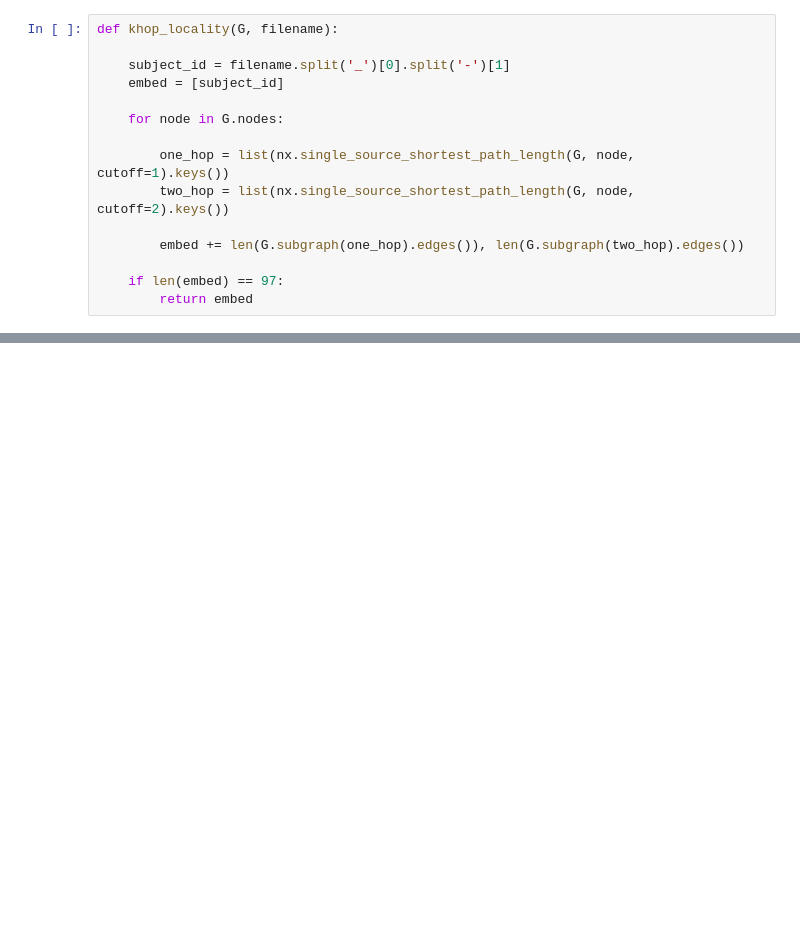
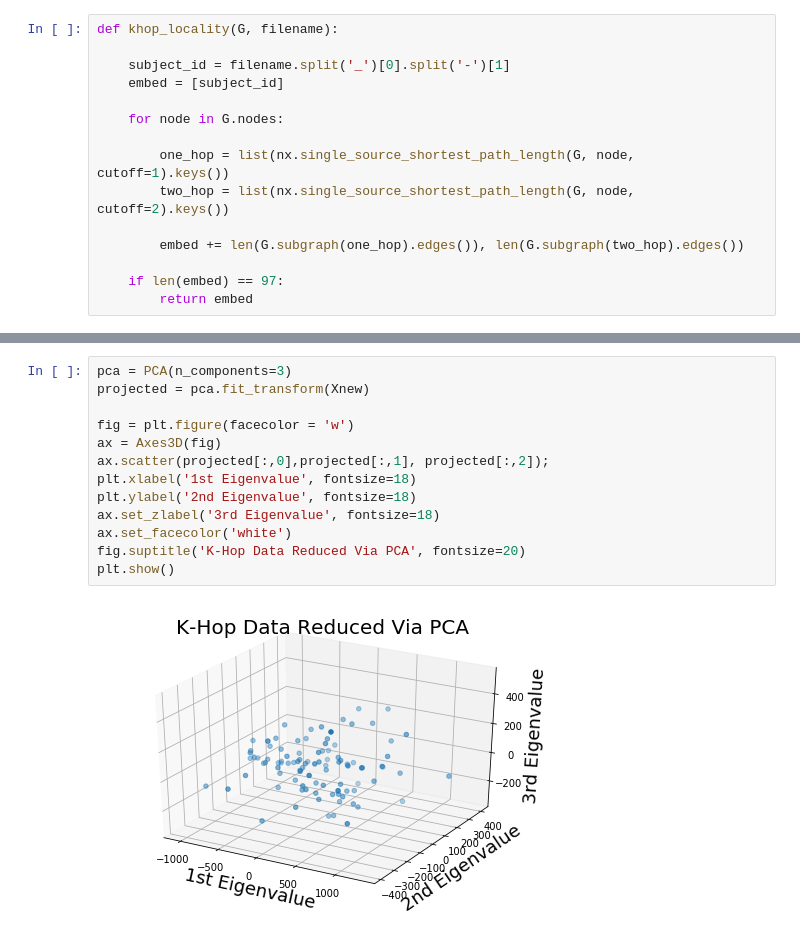
Before and after one commit to pmyers16/ndd-2018, a Jupyter notebook: NDD_Week8.ipynb, the cells around one changed output, grey strips where cells are left out. Drawn from its saved outputs; the diff is of its cells as text; blank space fills up the shorter version.

```diff
--- a/NDD_Week8.ipynb
+++ b/NDD_Week8.ipynb
@@ -193,0 +203,15 @@ plt.show()
+# %%
+pca = PCA(n_components=3)
+projected = pca.fit_transform(Xnew)
+
+fig = plt.figure(facecolor = 'w')
+ax = Axes3D(fig)
+ax.scatter(projected[:,0],projected[:,1], projected[:,2]);
+plt.xlabel('1st Eigenvalue', fontsize=18)
+plt.ylabel('2nd Eigenvalue', fontsize=18)
+ax.set_zlabel('3rd Eigenvalue', fontsize=18)
+ax.set_facecolor('white')
+fig.suptitle('K-Hop Data Reduced Via PCA', fontsize=20)
+plt.show()
+# %% [output]
+[figure, added]
```
Also changed, not shown: parts of 14 cells of this notebook.
